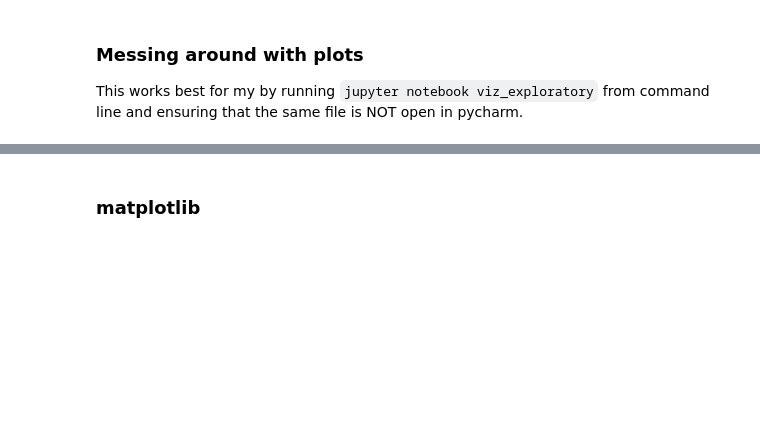
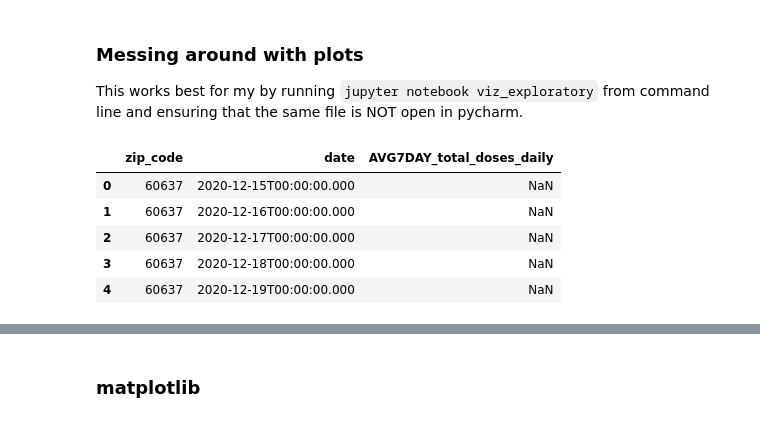
Before and after one commit to christiejibaraki/back2normal, a Jupyter notebook: back2normal/viz_exploratory.ipynb, the cells around one changed output, grey strips where cells are left out. Drawn from its saved outputs; the diff is of its cells as text; code cells hidden in the pictures; blank space fills up the shorter version.

```diff
--- a/back2normal/viz_exploratory.ipynb
+++ b/back2normal/viz_exploratory.ipynb
@@ -9,4 +9,18 @@ import matplotlib.pyplot as plt
 from matplotlib.dates import DateFormatter, DayLocator
 from data import api_requests, dbclient, soda_data,\
     daily_case_data_by_zip_pull, data_transformations
+# %%
+# assume vaccine data is in database
+db = dbclient.DBClient()
+zipcode_to_test = '60637'
+query = f"select zip_code, date, AVG7DAY_total_doses_daily from VACCINATIONS_DAILY where zip_code = '{zipcode_to_test}'"
+zipcode_vax_weekly = pd.read_sql_query(query, db.conn)
+zipcode_vax_weekly.head()
+# %% [output]
+|  | zip_code | date | AVG7DAY_total_doses_daily |
+| 0 | 60637 | 2020-12-15T00:00:00.000 | NaN |
+| 1 | 60637 | 2020-12-16T00:00:00.000 | NaN |
+| 2 | 60637 | 2020-12-17T00:00:00.000 | NaN |
+| 3 | 60637 | 2020-12-18T00:00:00.000 | NaN |
+| 4 | 60637 | 2020-12-19T00:00:00.000 | NaN |
 # %%
```
Also changed, not shown: parts of 2 cells of this notebook.
